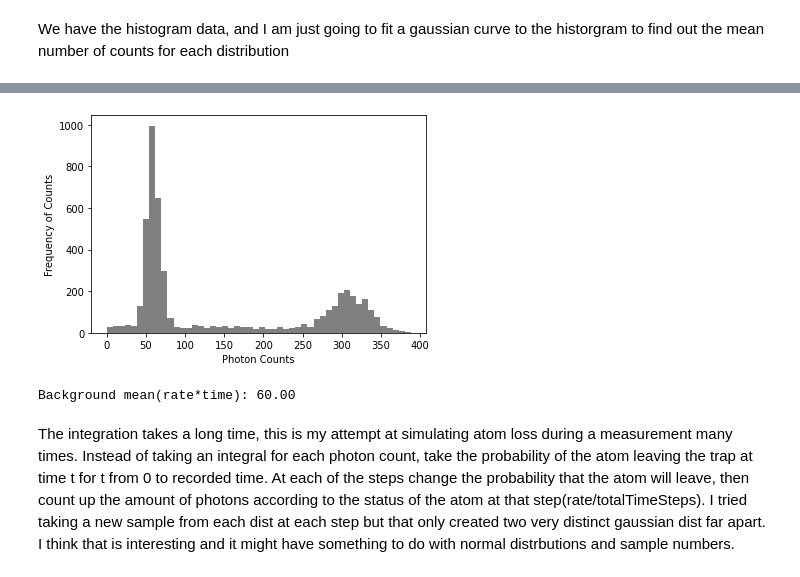
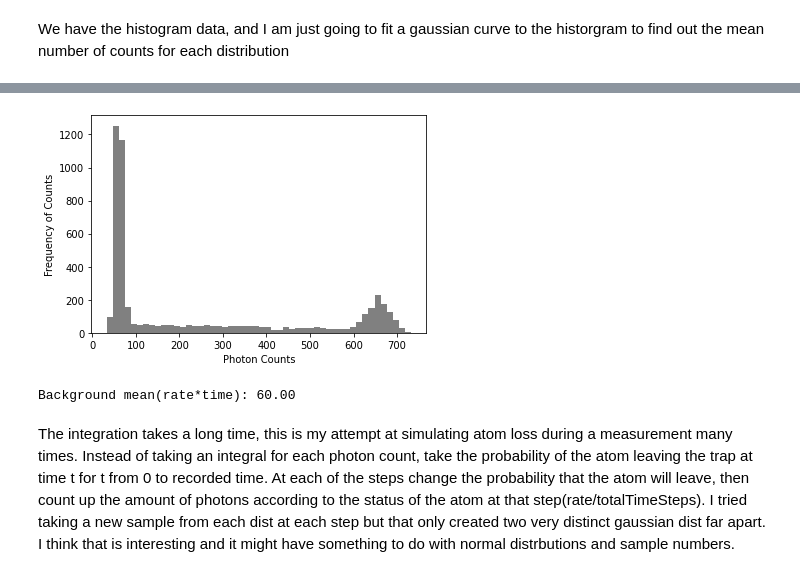
Before and after one commit to bpnordin/PhotonCount, a Jupyter notebook: main.ipynb, the cells around one changed output, grey strips where cells are left out. Drawn from its saved outputs; the diff is of its cells as text; code cells hidden in the pictures.

```diff
--- a/main.ipynb
+++ b/main.ipynb
@@ -30,6 +30,16 @@ We then have to convolve the single atom rate with the background rate because t
 
 the sum here is the background rate and the single atom rate.
 # %%
+def convolve(dist1,dist2):
+    new = np.zeros_like(dist1)
+
+    for n in range(len(new)):
+        val = 0
+        for m in range(n):
+            val = val + dist1[m]*dist2[n-1-m]
+            new[n] = val
+
+    return new
 
 def singleAtom(recordTime,rate,lifeTime,xx):
     """
@@ -54,7 +64,8 @@ def singleAtom(recordTime,rate,lifeTime,xx):
             args = (rate,i,lifeTime)
         )[0]
         prob.append(val+np.exp(-recordTime/lifeTime)*poisson.pmf(i,rate*recordTime)) #add in the
-    #return the prob dist for all of the photon counts in xx
+
+
     return prob
 # %%
 def getHistogram(probDistBack,probDistSingle,dataPoints = 5000,samples = [], weights = [.5,.5]):
@@ -175,13 +179,15 @@ def graph(histogram, p0 = [],binNumber = 50, colors = ["gray", "red"],fit = True
 recordTime = .003*0+60*10**-3  #s
 rateSingleAtom = 145000*0+10*10**3  #Hz
 rateBackground = 10000*0+1*10**3  #Hz
-lifetimeOfTrap = 60*10**-3  #s
+lifetimeOfTrap =  0*10000+60*10**-3  #s
 #up to this many photons
-countEnd = 700
+countEnd = 900
 xx = np.arange(countEnd)
 #the background is just a poisson distribution
 probDistBack = poisson.pmf(xx,recordTime*rateBackground)
 #get the distribution, the integrals take longer then the rest of the code
 probDistSingle = singleAtom(recordTime,rateSingleAtom,lifetimeOfTrap,xx)
 #now convolve with background rate
-probDistSingle = np.convolve(probDistSingle,probDistBack,'same')
+probDistSingle = convolve(probDistBack,probDistSingle)
+plt.plot(xx,probDistSingle)
+plt.show()
@@ -188,9 +196,9 @@ probDistSingle = np.convolve(probDistSingle,probDistBack,'same')
 # %%
 hist = getHistogram(probDistBack,probDistSingle)
-graph(hist,p0=[700, 30, 1, 200, 300, 2],fit = False)
+graph(hist,p0=[1000, 50, 1, 400, 600, 5],fit = False)
 print ("Background mean(rate*time): %.2f" %(recordTime*rateBackground))
 # %% [output]
-[figure, old version]
+[figure, new version]
 Background mean(rate*time): 60.00
 # %% [markdown]
 The integration takes a long time, this is my attempt at simulating atom loss during a measurement many times. Instead of taking an integral for each photon count, take the probability of the atom leaving the trap at time t for t from 0 to recorded time. At each of the steps change the probability that the atom will leave, then count up the amount of photons according to the status of the atom at that step(rate/totalTimeSteps). I tried taking a new sample from each dist at each step but that only created two very distinct gaussian dist far apart. I think that is interesting and it might have something to do with normal distrbutions and sample numbers.
```
Also changed, not shown: parts of 7 cells of this notebook.
